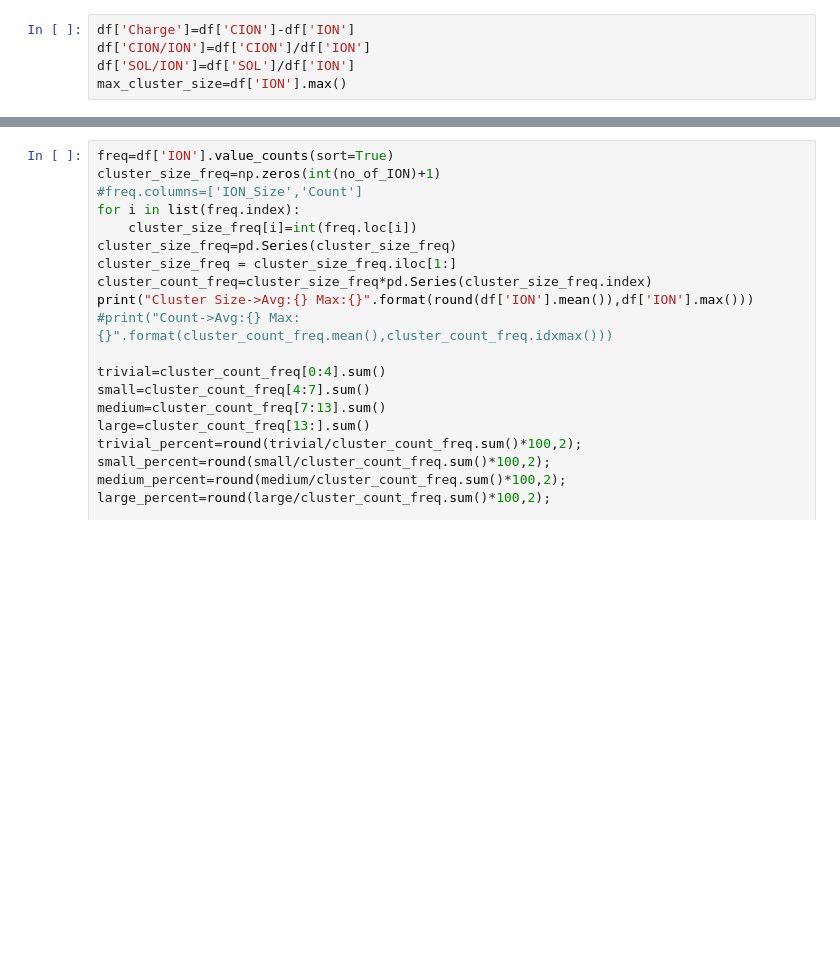
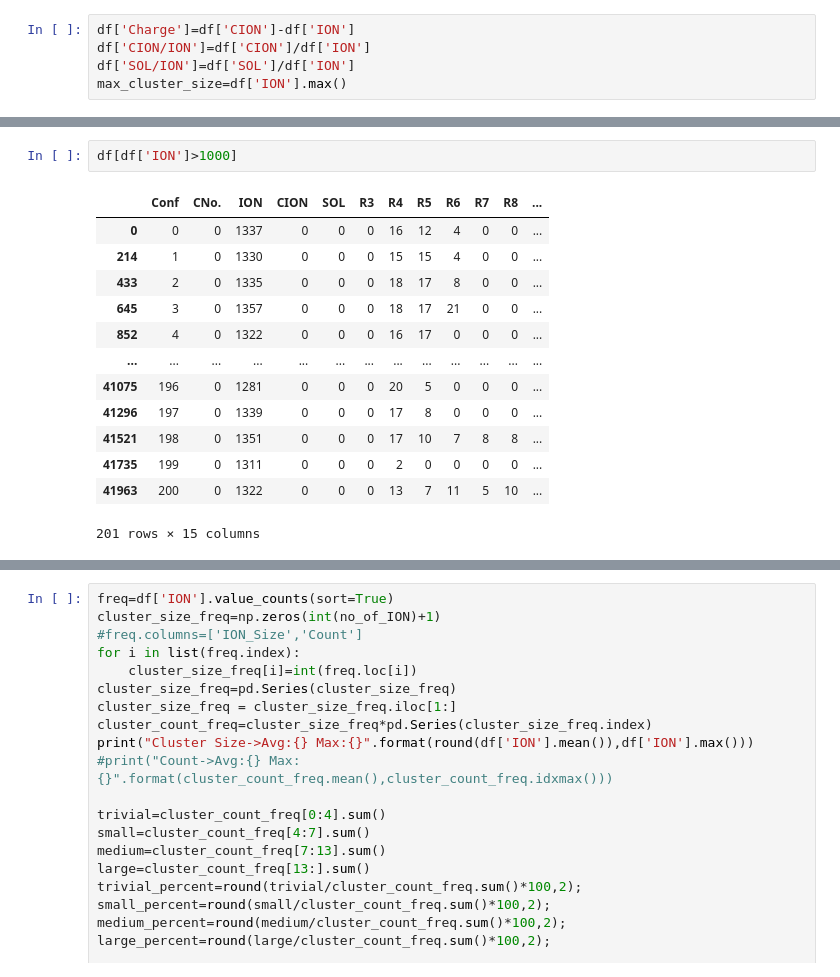
Before and after one commit to avi1299/KDP_Clustering, a Jupyter notebook: CSV_analyser.ipynb, the cells around one changed output, grey strips where cells are left out. Saved outputs shown, nothing was run; the diff lists cells and outputs as text; blank space fills up the shorter version.

```diff
--- a/CSV_analyser.ipynb
+++ b/CSV_analyser.ipynb
@@ -27,0 +74,16 @@ max_cluster_size=df['ION'].max()
+# %%
+df[df['ION']>1000]
+# %% [output]
+|  | Conf | CNo. | ION | CION | SOL | R3 | R4 | R5 | R6 | R7 | R8 | ... |
+| 0 | 0 | 0 | 1337 | 0 | 0 | 0 | 16 | 12 | 4 | 0 | 0 | ... |
+| 214 | 1 | 0 | 1330 | 0 | 0 | 0 | 15 | 15 | 4 | 0 | 0 | ... |
+| 433 | 2 | 0 | 1335 | 0 | 0 | 0 | 18 | 17 | 8 | 0 | 0 | ... |
+| 645 | 3 | 0 | 1357 | 0 | 0 | 0 | 18 | 17 | 21 | 0 | 0 | ... |
+| 852 | 4 | 0 | 1322 | 0 | 0 | 0 | 16 | 17 | 0 | 0 | 0 | ... |
+| ... | ... | ... | ... | ... | ... | ... | ... | ... | ... | ... | ... | ... |
+| 41075 | 196 | 0 | 1281 | 0 | 0 | 0 | 20 | 5 | 0 | 0 | 0 | ... |
+| 41296 | 197 | 0 | 1339 | 0 | 0 | 0 | 17 | 8 | 0 | 0 | 0 | ... |
+| 41521 | 198 | 0 | 1351 | 0 | 0 | 0 | 17 | 10 | 7 | 8 | 8 | ... |
+| 41735 | 199 | 0 | 1311 | 0 | 0 | 0 | 2 | 0 | 0 | 0 | 0 | ... |
+| 41963 | 200 | 0 | 1322 | 0 | 0 | 0 | 13 | 7 | 11 | 5 | 10 | ... |
+201 rows × 15 columns
```
Also changed, not shown: parts of 7 cells of this notebook, 16 other files.
